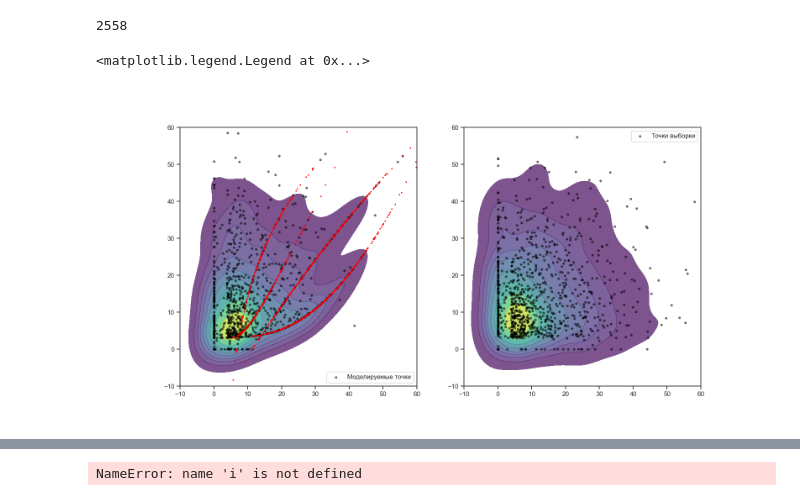
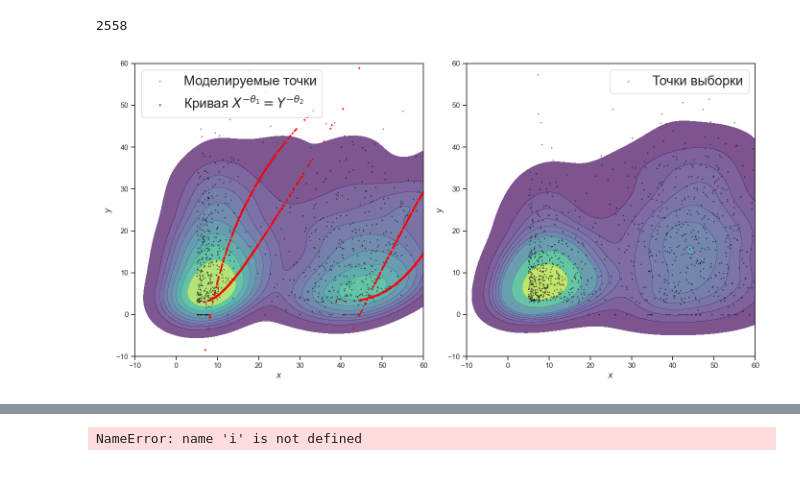
Before and after one commit to TimofeyTis/UBPS2024, a Jupyter notebook: otchet_2sem.ipynb, the cells around one changed output, grey strips where cells are left out. Drawn from its saved outputs; the diff is of its cells as text; code cells hidden in the pictures.

```diff
--- a/otchet_2sem.ipynb
+++ b/otchet_2sem.ipynb
@@ -376,12 +379,14 @@ beta = 0.25
 
 U,V = make_u_v_CMO(100000,alpha,beta)
 
-loc1 = [3.8, 12]
-scale1 = [4.5, 15]
-p1 = [0.35, 0.65]
+
+loc1 = [5, 45]
+scale1 = [5, 10]
+p1 = [0.5, 0.5]
 f1 = sps.expon(loc=loc1[0], scale=scale1[0])
 f2 = sps.norm(loc=loc1[1], scale=scale1[1])
 f = [f1, f2]
+
 
 
 p2 = [0.6, 0.4]
@@ -393,9 +398,14 @@ g = [g1, g2]
 
 
 
+
 rvs_1,rvs_2 = np.array([]),np.array([])
 rvs_1 = np.append(rvs_1,make_rvs_CMO(U, p1, f))
 rvs_2 = np.append(rvs_2,make_rvs_CMO(V, p2, g))
+
+
+rvs_1[rvs_1<0]=5
+rvs_2[rvs_2<0]=0
 # %%
 
 fig = plt.figure(figsize=(12, 8))
@@ -468,13 +478,26 @@ x[x<0] = 0
 y[y<0] = 0
 
 
-fig = plt.figure(figsize=(16, 8))
+fig = plt.figure(figsize=(14, 7))
+
+margins = {
+    "left"   : 0.05,
+    "bottom" : 0.1,
+    "right"  : 0.98,
+    "top"    : 0.9
+}
+fig.subplots_adjust(**margins)
+
+
+fig.set_tight_layout(0.05)
+
+
+
 ax = fig.add_subplot(1,2,1)
 
 # Построение диаграммы рассеяния с контурными линиями плотности
 sns.kdeplot(x=x, y=y,ax=ax, fill=True, cmap="viridis", levels=10, alpha=0.7)  # KDE-фон
-ax.scatter(x, y, s=10, color="black", alpha=0.5, label="Моделируемые точки")  # Точки поверх фона
-ax.legend()
+ax.scatter(x, y, s=1, color="black", alpha=0.5, label="Моделируемые точки")  # Точки поверх фона
 ax.set_xlim((-10,60))
 ax.set_ylim((-10,60))
 
@@ -484,35 +507,41 @@ V = np.random.uniform(0, 1, 10000000)
 U1 = pow(U , -alpha )
 V1 = pow(V , -beta )
 gate = 0.0001
 mask = (U1< V1 +gate) & ((U1+gate> V1))
 U  = U[mask]
 V  = V[mask]
 x = make_rvs_CMO(U, p1, f)
 y = make_rvs_CMO(V, p2, g)
 
-ax.scatter(x, y, color =(1,0,0), s = 2)
+ax.scatter(x, y, color =(1,0,0), s = 3, label = r"Кривая $X^{-\theta_1} = Y^{-\theta_2}$")
+ax.set_xlabel(r"$x$")
+ax.set_ylabel(r"$y$")
+ax.legend(fontsize = 20)
 
 
 ax2 = fig.add_subplot(1,2,2)
 x = np.append(f1.rvs(int(p1[0]*size)) , f2.rvs(int(p1[1]*size)))
 y = np.append(g1.rvs(int(p2[0]*size)) , g2.rvs(int(p2[1]*size)))
 
 x[x<0] = 0
 y[y<0] = 0
 # x = accum(filter(30,4),0,24)
 # y = accum(filter(30,5),0,24)
 # rows, = min(x.shape, y.shape)
 # y = y[:rows]
 # x = x[:rows]
 # ax2.set_xlim((-10,40))
 # ax2.set_ylim((-10,40))
 
 # Построение диаграммы рассеяния с контурными линиями плотности
 sns.kdeplot(x=x, y=y,ax=ax2, fill=True, cmap="viridis", levels=10, alpha=0.7)  # KDE-фон
-ax2.scatter(x, y, s=10, color="black", alpha=0.5, label="Точки выборки")  # Точки поверх фона
+ax2.scatter(x, y, s=1, color="black", alpha=0.5, label="Точки выборки")  # Точки поверх фона
 ax2.set_xlim((-10,60))
 ax2.set_ylim((-10,60))
-ax2.legend()
+ax2.set_xlabel(r"$x$")
+ax2.set_ylabel(r"$y$")
+ax2.legend(fontsize = 20)
+
+fig.savefig("scatterplot.png", dpi =300)
 # %% [output]
-<matplotlib.legend.Legend at 0x...>
-[figure, old version]
+[figure, new version]
```
Also changed, not shown: parts of 11 cells of this notebook, 10 other files.
